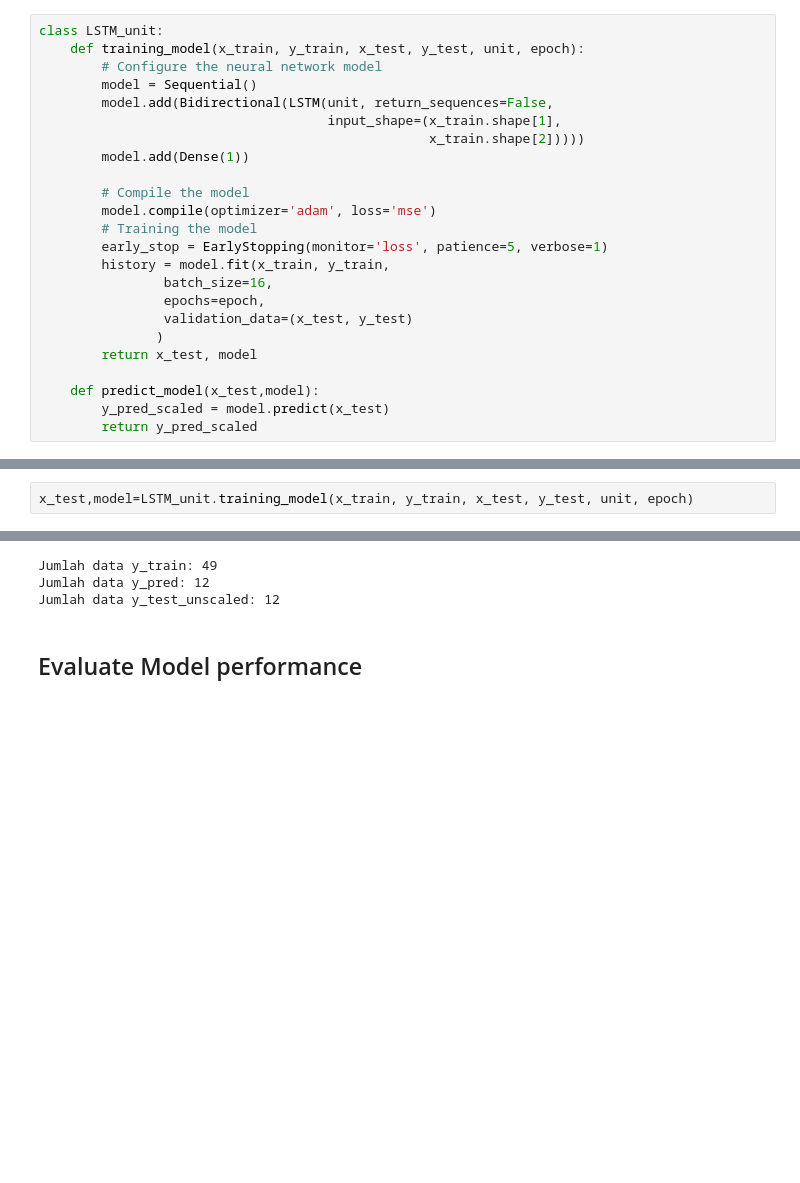
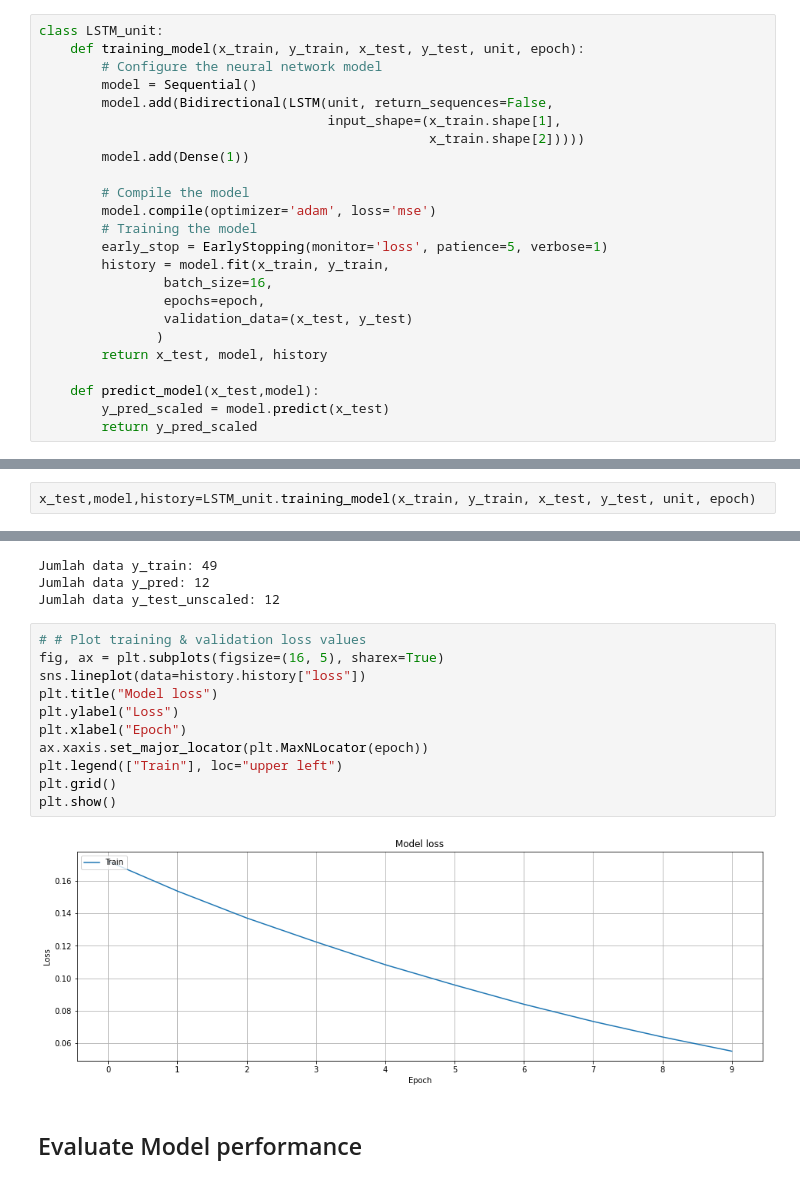
Before and after one commit to yoelagustinus/TugasAkhir, a Jupyter notebook: FINAL Codingan for TA/LSTM_class.ipynb, the cells around one changed output, grey strips where cells are left out. Saved outputs shown, nothing was run; the diff lists cells and outputs as text; blank space fills up the shorter version.

```diff
--- a/FINAL Codingan for TA/LSTM_class.ipynb
+++ b/FINAL Codingan for TA/LSTM_class.ipynb
@@ -137,7 +137,7 @@ class LSTM_unit:
                 epochs=epoch,
                 validation_data=(x_test, y_test)
                )
-        return x_test, model
+        return x_test, model, history
 
     def predict_model(x_test,model):
         y_pred_scaled = model.predict(x_test)
@@ -203,6 +203,6 @@ x_train, y_train, x_test, y_test, train_data_len = Preprocessing.splitting_datas
 # %% [markdown]
 ## Train the Multivariable Prediciton Model
 # %%
-x_test,model=LSTM_unit.training_model(x_train, y_train, x_test, y_test, unit, epoch)
+x_test,model,history=LSTM_unit.training_model(x_train, y_train, x_test, y_test, unit, epoch)
 # %% [output]
 Epoch 1/10
@@ -249,6 +249,19 @@ print(f'Jumlah data y_test_unscaled: {y_test_unscaled.shape[0]}')
 Jumlah data y_train: 49
 Jumlah data y_pred: 12
 Jumlah data y_test_unscaled: 12
+# %%
+# # Plot training & validation loss values
+fig, ax = plt.subplots(figsize=(16, 5), sharex=True)
+sns.lineplot(data=history.history["loss"])
+plt.title("Model loss")
+plt.ylabel("Loss")
+plt.xlabel("Epoch")
+ax.xaxis.set_major_locator(plt.MaxNLocator(epoch))
+plt.legend(["Train"], loc="upper left")
+plt.grid()
+plt.show()
+# %% [output]
+[figure, added]
 # %% [markdown]
 ## Evaluate Model performance
 # %%
```
Also changed, not shown: parts of 2 cells of this notebook.
